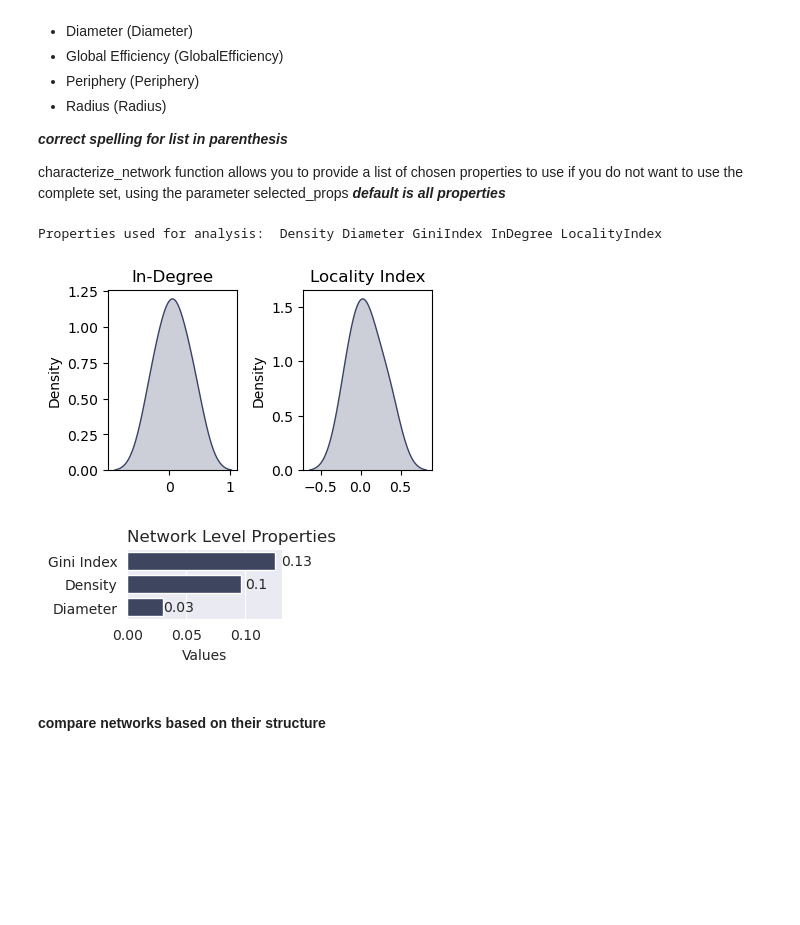
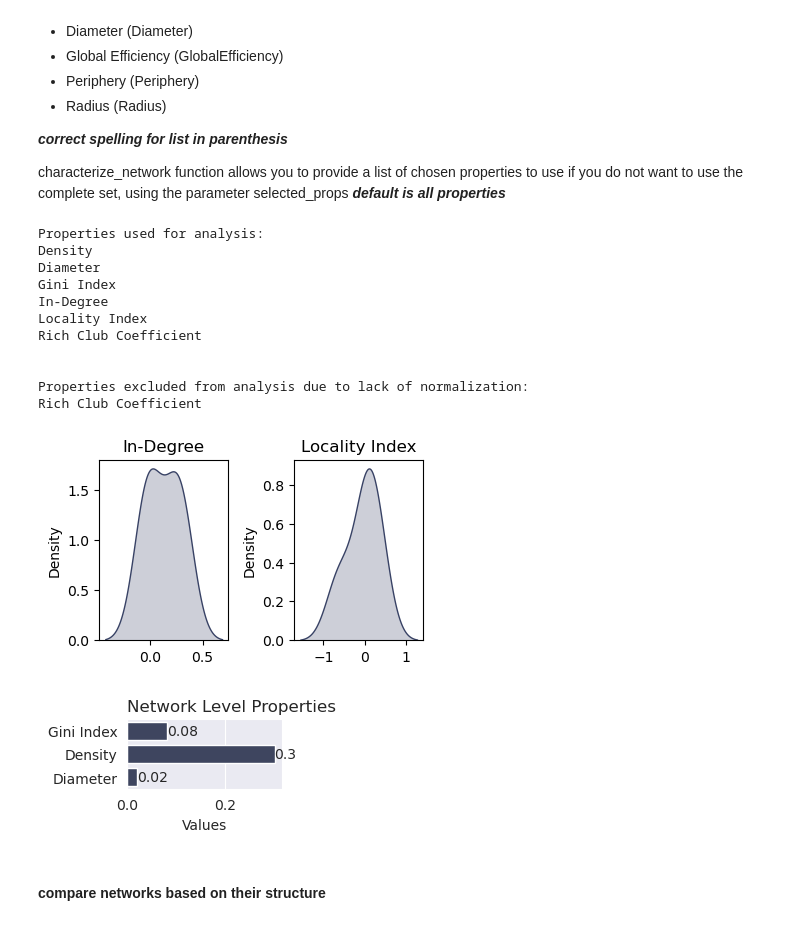
Before and after one commit to freyrelab/netective, a Jupyter notebook: docs/module_tutorial.ipynb, the cells around one changed output. Drawn from its saved outputs; the diff is of its cells as text; code cells hidden in the pictures; blank space fills up the shorter version.

```diff
--- a/docs/module_tutorial.ipynb
+++ b/docs/module_tutorial.ipynb
@@ -44,7 +44,7 @@ from scipy.stats import spearmanr
 from netective import characterize_network
 
 # Let's create a random network to characterize
-G = nx.erdos_renyi_graph(100, 0.3, directed=True)
+G = nx.erdos_renyi_graph(100, 0.7, directed=True)
 
 # Characterize the network is as simple as calling the function with the network and an identifier as arguments
 characterize_network(G, "my_network")
@@ -55,6 +70,0 @@ Properties used for analysis:  Average Clustering Coefficient Average Degree for
-# %%
-G = nx.DiGraph()
-edges = [(0,1), (0,2), (0,4), (1,0), (1,2), (1,3), (1,4), (2,0), (2,1), (2,3), (2,4), (3,0), (3,1), (3,2), (3,4), (4,1), (4,2)]
-G.add_edges_from(edges)
-
-characterize_network(G, "my_network")
@@ -174,13 +161,23 @@ characterize_network function allows you to provide a list of chosen properties
 # %%
 # using the same network
 
-my_properties = ['GiniIndex', 'Density', 'Diameter', 'LocalityIndex', 'InDegree']
+my_properties = ['GiniIndex', 'Density', 'Diameter', 'LocalityIndex', 'InDegree', 'RichClub']
 
 characterize_network(G, "my_network", norm="network", selected_props= my_properties)
 # %% [output]
-Properties used for analysis:  Density Diameter GiniIndex InDegree LocalityIndex
+Properties used for analysis:
+Density
+Diameter
+Gini Index
+In-Degree
+Locality Index
+Rich Club Coefficient
+
+
+Properties excluded from analysis due to lack of normalization:
+Rich Club Coefficient
-[figure, old version]
+[figure, new version]
-[figure, old version]
+[figure, new version]
 # %% [markdown]
 #### compare networks based on their structure
 # %%
```
Also changed, not shown: parts of 8 cells of this notebook, 3 other files.
